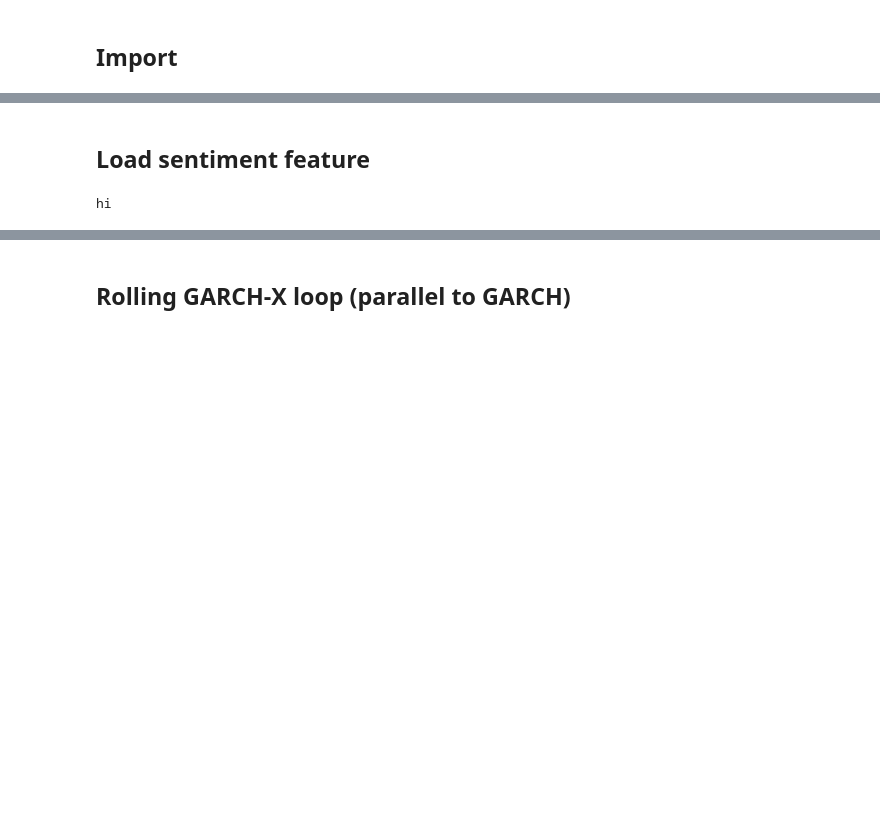
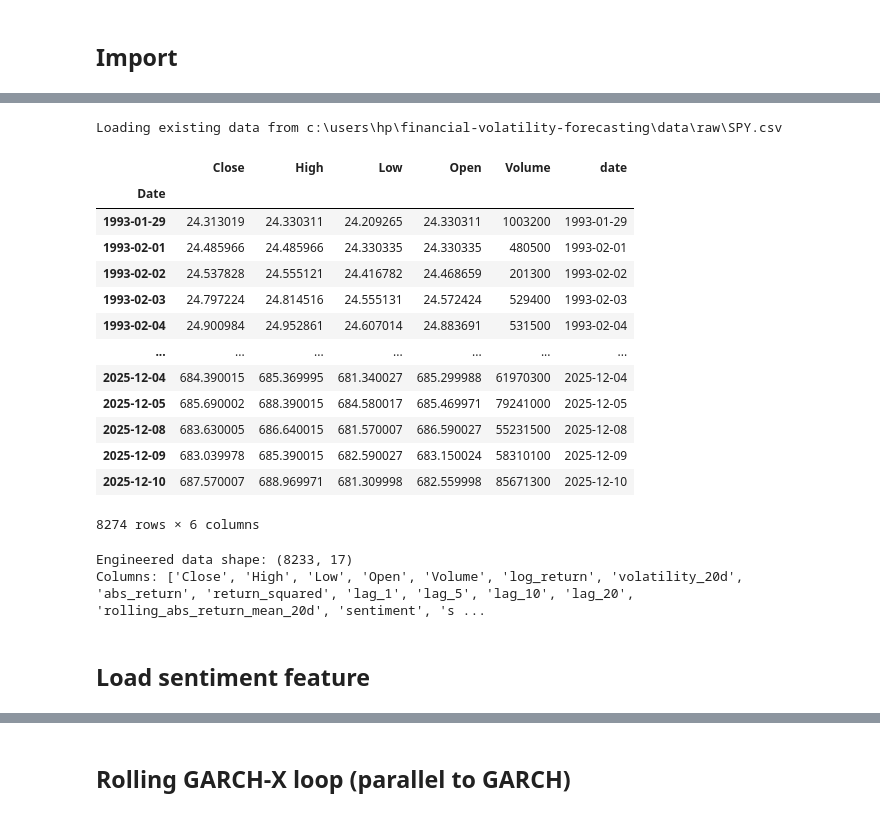
Before and after one commit to coder-red/Financial-volatility-forecasting, a Jupyter notebook: notebooks/05_garch_x.ipynb, the cells around one changed output, grey strips where cells are left out. Cells and saved outputs as stored; diff of their text form; code cells hidden in the pictures; blank space fills up the shorter version.

```diff
--- a/notebooks/05_garch_x.ipynb
+++ b/notebooks/05_garch_x.ipynb
@@ -8,0 +17,21 @@ ModuleNotFoundError: No module named 'model'
+# %%
+df = get_data()
+## Add date column to df (needed for merge)
+df['date'] = pd.to_datetime(df.index).date
+df
+# %% [output]
+Loading existing data from c:\users\hp\financial-volatility-forecasting\data\raw\SPY.csv
+|  | Close | High | Low | Open | Volume | date |
+| Date |  |  |  |  |  |  |
+| 1993-01-29 | 24.313019 | 24.330311 | 24.209265 | 24.330311 | 1003200 | 1993-01-29 |
+| 1993-02-01 | 24.485966 | 24.485966 | 24.330335 | 24.330335 | 480500 | 1993-02-01 |
+| 1993-02-02 | 24.537828 | 24.555121 | 24.416782 | 24.468659 | 201300 | 1993-02-02 |
+| 1993-02-03 | 24.797224 | 24.814516 | 24.555131 | 24.572424 | 529400 | 1993-02-03 |
+| 1993-02-04 | 24.900984 | 24.952861 | 24.607014 | 24.883691 | 531500 | 1993-02-04 |
+| ... | ... | ... | ... | ... | ... | ... |
+| 2025-12-04 | 684.390015 | 685.369995 | 681.340027 | 685.299988 | 61970300 | 2025-12-04 |
+| 2025-12-05 | 685.690002 | 688.390015 | 684.580017 | 685.469971 | 79241000 | 2025-12-05 |
+| 2025-12-08 | 683.630005 | 686.640015 | 681.570007 | 686.590027 | 55231500 | 2025-12-08 |
+| 2025-12-09 | 683.039978 | 685.390015 | 682.590027 | 683.150024 | 58310100 | 2025-12-09 |
+| 2025-12-10 | 687.570007 | 688.969971 | 681.309998 | 682.559998 | 85671300 | 2025-12-10 |
+8274 rows × 6 columns
@@ -9,8 +48,8 @@ ModuleNotFoundError: No module named 'model'
+# %%
+print(f"Engineered data shape: {df.shape}")
+print(f"Columns: {list(df.columns)}")
+# %% [output]
+Engineered data shape: (8233, 17)
+Columns: ['Close', 'High', 'Low', 'Open', 'Volume', 'log_return', 'volatility_20d', 'abs_return', 'return_squared', 'lag_1', 'lag_5', 'lag_10', 'lag_20', 'rolling_abs_return_mean_20d', 'sentiment', 's ...
 # %% [markdown]
 ## Load sentiment feature
-# %%
-sentiment = df["sentiment_lag1"]
-sentiment_train = sentiment.iloc[:split_idx]
-sentiment_test = sentiment.iloc[split_idx:]
-# %% [output]
-hi
```
Also changed, not shown: parts of 9 cells of this notebook, 7 other files.
